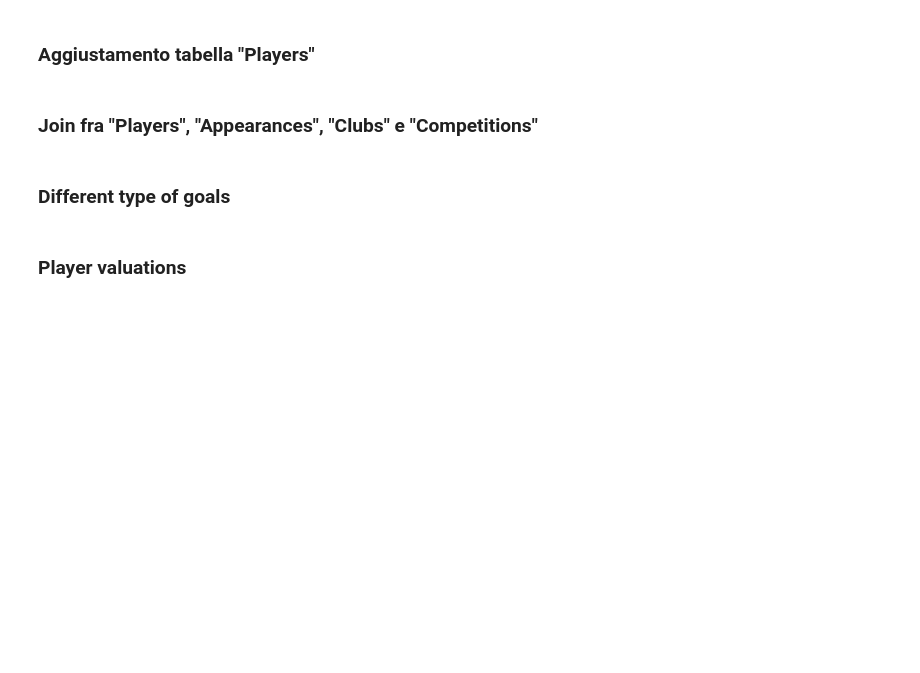
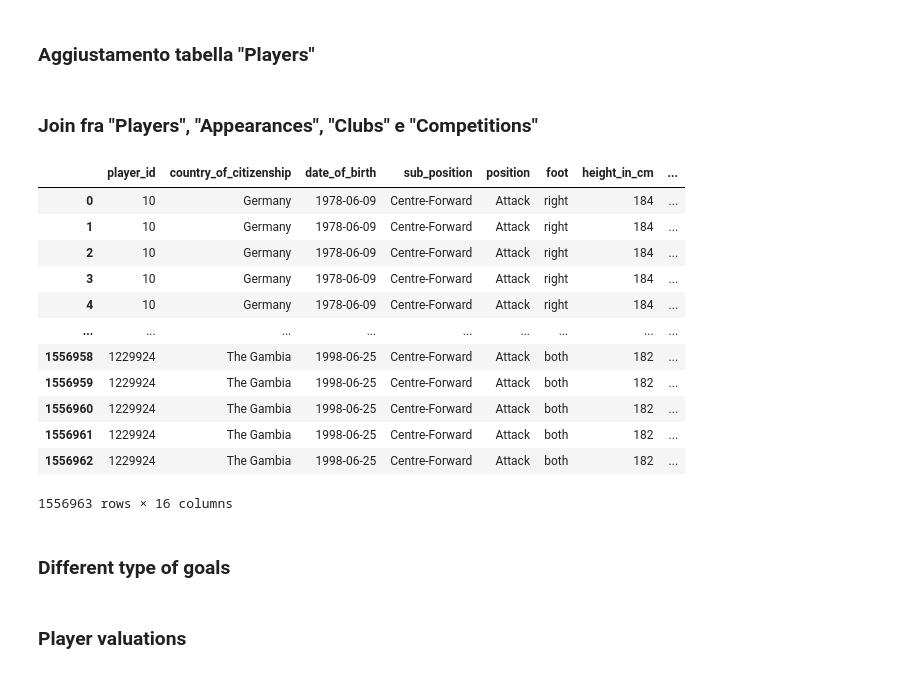
Before and after one commit to vincenzoaltavilla/thesis_project, a Jupyter notebook: 1thesis_project.ipynb, the cells around one changed output. Drawn from its saved outputs; the diff is of its cells as text; code cells hidden in the pictures; blank space fills up the shorter version.

```diff
--- a/1thesis_project.ipynb
+++ b/1thesis_project.ipynb
@@ -141,6 +139,22 @@ players = players.drop(columns=['url','image_url','agent_name','last_season','cu
 players_appearances = pd.merge(players, appearances, on='player_id', how='inner')
 players_appearances = players_appearances.drop(columns=['player_current_club_id','appearance_id',
                                                         'name', 'competition_id'])
+# %%
+players_appearances
+# %% [output]
+|  | player_id | country_of_citizenship | date_of_birth | sub_position | position | foot | height_in_cm | ... |
+| 0 | 10 | Germany | 1978-06-09 | Centre-Forward | Attack | right | 184 | ... |
+| 1 | 10 | Germany | 1978-06-09 | Centre-Forward | Attack | right | 184 | ... |
+| 2 | 10 | Germany | 1978-06-09 | Centre-Forward | Attack | right | 184 | ... |
+| 3 | 10 | Germany | 1978-06-09 | Centre-Forward | Attack | right | 184 | ... |
+| 4 | 10 | Germany | 1978-06-09 | Centre-Forward | Attack | right | 184 | ... |
+| ... | ... | ... | ... | ... | ... | ... | ... | ... |
+| 1556958 | 1229924 | The Gambia | 1998-06-25 | Centre-Forward | Attack | both | 182 | ... |
+| 1556959 | 1229924 | The Gambia | 1998-06-25 | Centre-Forward | Attack | both | 182 | ... |
+| 1556960 | 1229924 | The Gambia | 1998-06-25 | Centre-Forward | Attack | both | 182 | ... |
+| 1556961 | 1229924 | The Gambia | 1998-06-25 | Centre-Forward | Attack | both | 182 | ... |
+| 1556962 | 1229924 | The Gambia | 1998-06-25 | Centre-Forward | Attack | both | 182 | ... |
+1556963 rows × 16 columns
 # %%
 players_appearances = pd.merge(players_appearances, clubs, left_on='player_club_id', right_on='club_id', how='inner')
 players_appearances = players_appearances.drop(columns=['player_club_id','club_code','squad_size',
```
Also changed, not shown: parts of 7 cells of this notebook.
